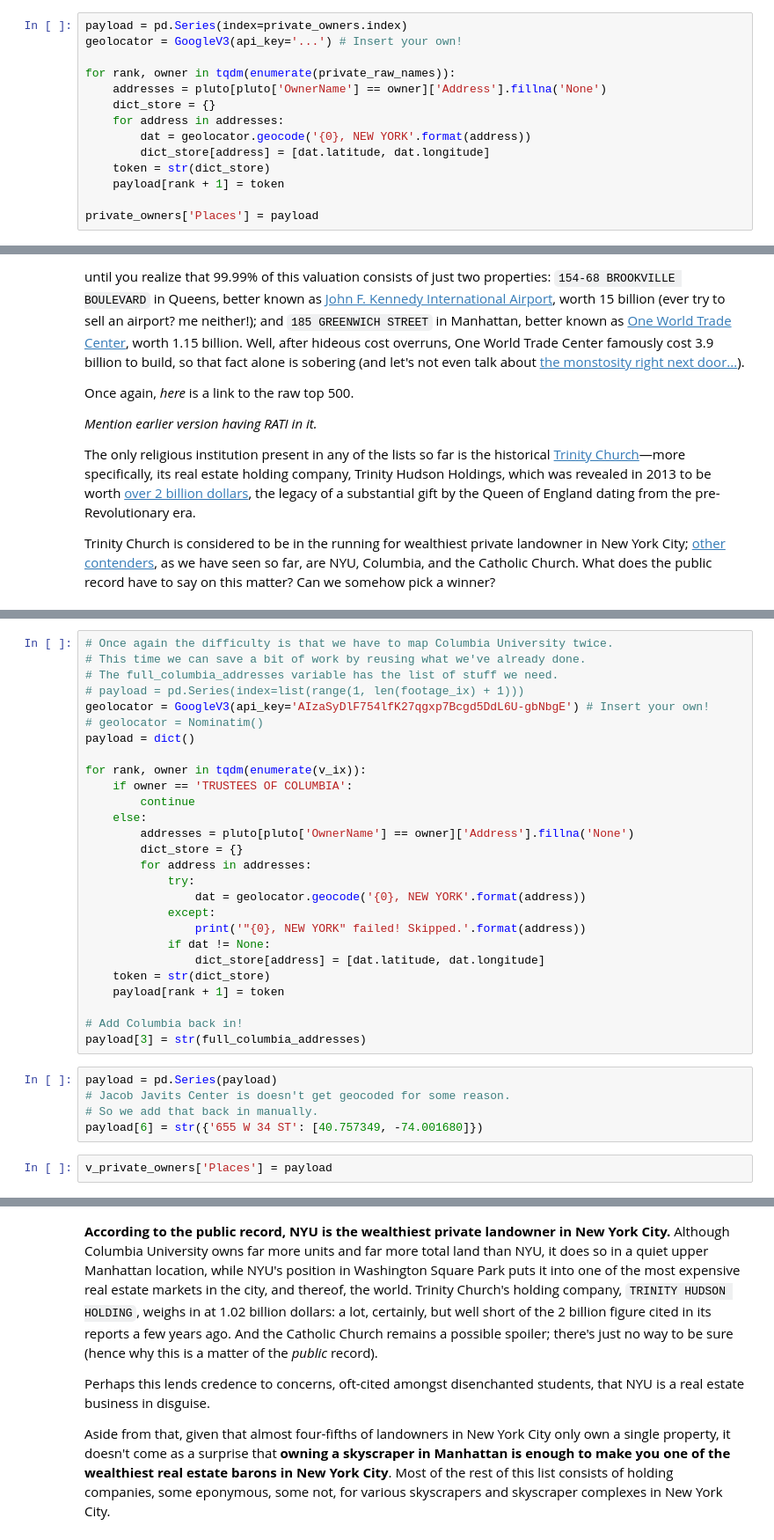
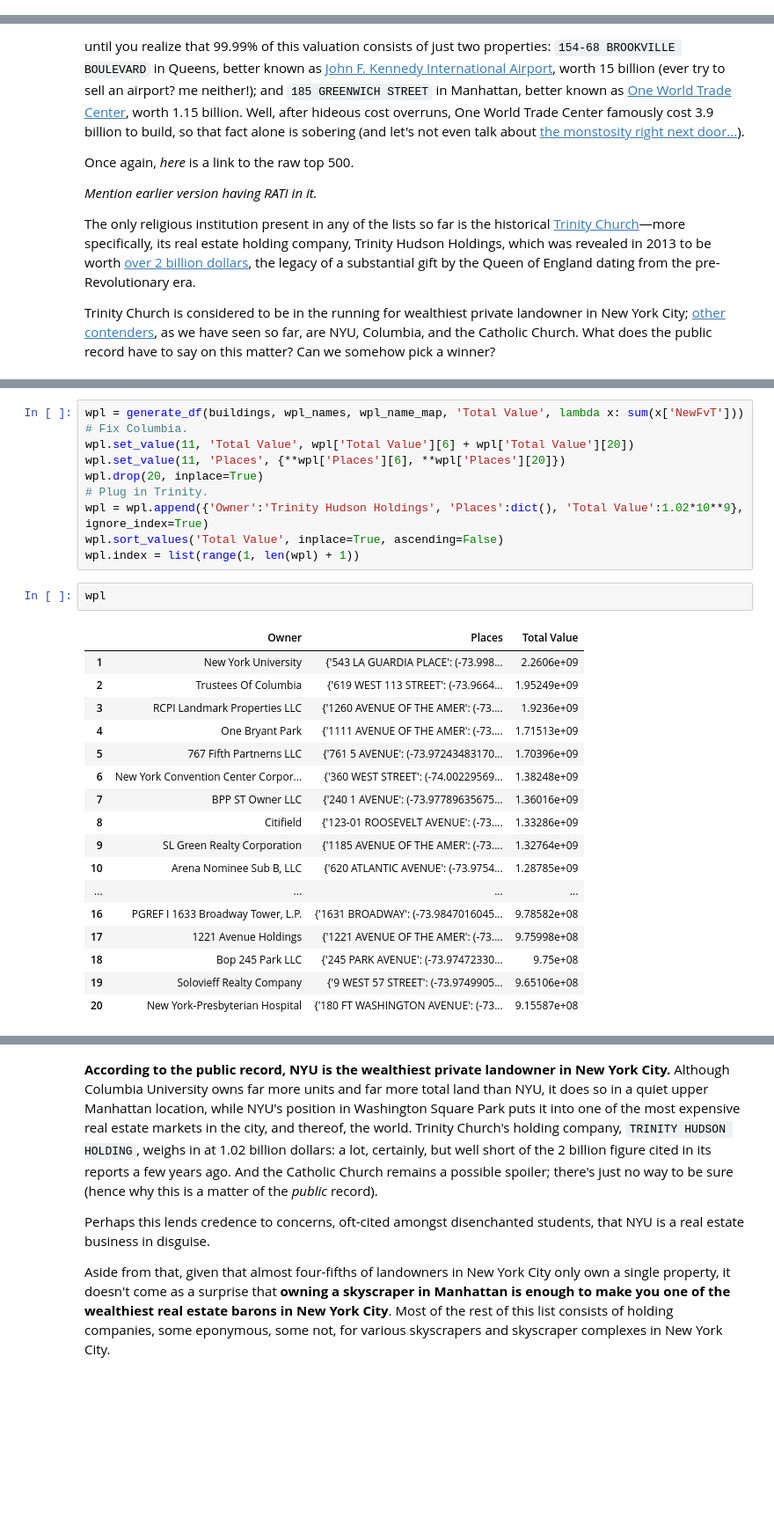
Before and after one commit to ResidentMario/nyc-buildings, a Jupyter notebook: ownership-data-visualization.ipynb, the cells around one changed output, grey strips where cells are left out. Shown: that part at 88% size. Cells and saved outputs as stored; diff of their text form; blank space fills up the shorter version.

```diff
--- a/ownership-data-visualization.ipynb
+++ b/ownership-data-visualization.ipynb
@@ -122,14 +68,0 @@ from tqdm import tqdm
-# %%
-payload = pd.Series(index=private_owners.index)
-geolocator = GoogleV3(api_key='...') # Insert your own!
-
-for rank, owner in tqdm(enumerate(private_raw_names)):
-    addresses = pluto[pluto['OwnerName'] == owner]['Address'].fillna('None')
-    dict_store = {}
-    for address in addresses:
-        dat = geolocator.geocode('{0}, NEW YORK'.format(address))
-        dict_store[address] = [dat.latitude, dat.longitude]
-    token = str(dict_store)
-    payload[rank + 1] = token
-
-private_owners['Places'] = payload
@@ -387,35 +435,31 @@ v_private_owners.index.name = 'Rank'
-# %%
-# Once again the difficulty is that we have to map Columbia University twice.
-# This time we can save a bit of work by reusing what we've already done.
-# The full_columbia_addresses variable has the list of stuff we need.
-# payload = pd.Series(index=list(range(1, len(footage_ix) + 1)))
-geolocator = GoogleV3(api_key='AIzaSyDlF754lfK27qgxp7Bcgd5DdL6U-gbNbgE') # Insert your own!
-# geolocator = Nominatim()
-payload = dict()
-
-for rank, owner in tqdm(enumerate(v_ix)):
-    if owner == 'TRUSTEES OF COLUMBIA':
-        continue
-    else:
-        addresses = pluto[pluto['OwnerName'] == owner]['Address'].fillna('None')
-        dict_store = {}
-        for address in addresses:
-            try:
-                dat = geolocator.geocode('{0}, NEW YORK'.format(address))
-            except:
-                print('"{0}, NEW YORK" failed! Skipped.'.format(address))
-            if dat != None:
-                dict_store[address] = [dat.latitude, dat.longitude]
-    token = str(dict_store)
-    payload[rank + 1] = token
-
-# Add Columbia back in!
-payload[3] = str(full_columbia_addresses)
-# %%
-payload = pd.Series(payload)
-# Jacob Javits Center is doesn't get geocoded for some reason.
-# So we add that back in manually.
-payload[6] = str({'655 W 34 ST': [40.757349, -74.001680]})
-# %%
-v_private_owners['Places'] = payload
+# %%
+wpl = generate_df(buildings, wpl_names, wpl_name_map, 'Total Value', lambda x: sum(x['NewFvT']))
+# Fix Columbia.
+wpl.set_value(11, 'Total Value', wpl['Total Value'][6] + wpl['Total Value'][20])
+wpl.set_value(11, 'Places', {**wpl['Places'][6], **wpl['Places'][20]})
+wpl.drop(20, inplace=True)
+# Plug in Trinity.
+wpl = wpl.append({'Owner':'Trinity Hudson Holdings', 'Places':dict(), 'Total Value':1.02*10**9}, ignore_index=True)
+wpl.sort_values('Total Value', inplace=True, ascending=False)
+wpl.index = list(range(1, len(wpl) + 1))
+# %%
+wpl
+# %% [output]
+|  | Owner | Places | Total Value |
+| 1 | New York University | {'543 LA GUARDIA PLACE': (-73.998... | 2.2606e+09 |
+| 2 | Trustees Of Columbia | {'619 WEST 113 STREET': (-73.9664... | 1.95249e+09 |
+| 3 | RCPI Landmark Properties LLC | {'1260 AVENUE OF THE AMER': (-73.... | 1.9236e+09 |
+| 4 | One Bryant Park | {'1111 AVENUE OF THE AMER': (-73.... | 1.71513e+09 |
+| 5 | 767 Fifth Partnerns LLC | {'761 5 AVENUE': (-73.97243483170... | 1.70396e+09 |
+| 6 | New York Convention Center Corpor... | {'360 WEST STREET': (-74.00229569... | 1.38248e+09 |
+| 7 | BPP ST Owner LLC | {'240 1 AVENUE': (-73.97789635675... | 1.36016e+09 |
+| 8 | Citifield | {'123-01 ROOSEVELT AVENUE': (-73.... | 1.33286e+09 |
+| 9 | SL Green Realty Corporation | {'1185 AVENUE OF THE AMER': (-73.... | 1.32764e+09 |
+| 10 | Arena Nominee Sub B, LLC | {'620 ATLANTIC AVENUE': (-73.9754... | 1.28785e+09 |
+| ... | ... | ... | ... |
+| 16 | PGREF I 1633 Broadway Tower, L.P. | {'1631 BROADWAY': (-73.9847016045... | 9.78582e+08 |
+| 17 | 1221 Avenue Holdings | {'1221 AVENUE OF THE AMER': (-73.... | 9.75998e+08 |
+| 18 | Bop 245 Park LLC | {'245 PARK AVENUE': (-73.97472330... | 9.75e+08 |
+| 19 | Solovieff Realty Company | {'9 WEST 57 STREET': (-73.9749905... | 9.65106e+08 |
+| 20 | New York-Presbyterian Hospital | {'180 FT WASHINGTON AVENUE': (-73... | 9.15587e+08 |
 # %%
```
Also changed, not shown: parts of 35 cells of this notebook, 46 other files.
